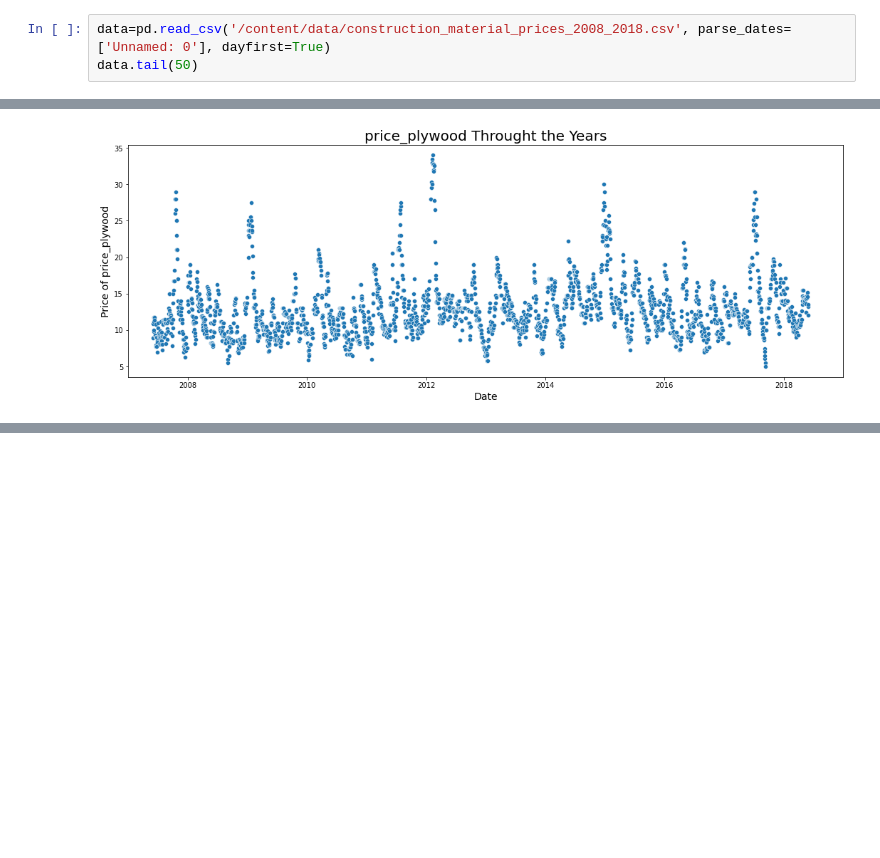
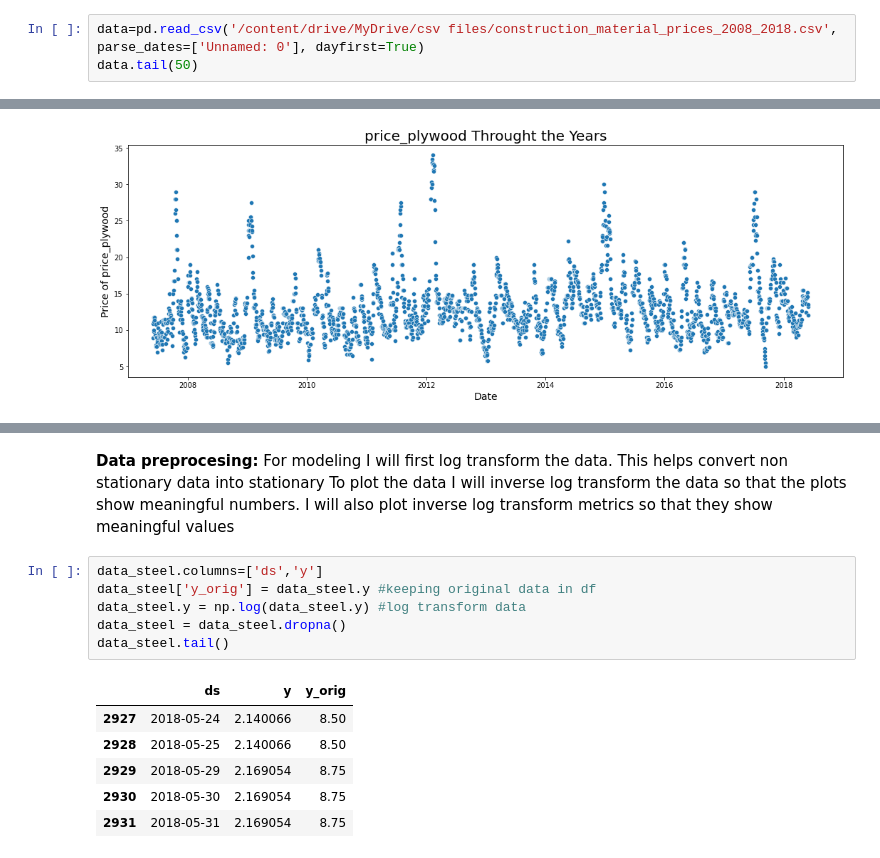
Before and after one commit to BlitzenPrancer/Core-Construction-Material-Cost-Forecasting-Project, a Jupyter notebook: Core_Construction_Material_Cost_Forecasting_Project.ipynb, the cells around one changed output, grey strips where cells are left out. Cells and saved outputs as stored; diff of their text form; blank space fills up the shorter version.

```diff
--- a/Core_Construction_Material_Cost_Forecasting_Project.ipynb
+++ b/Core_Construction_Material_Cost_Forecasting_Project.ipynb
@@ -14,7 +14,7 @@ warnings.filterwarnings('ignore')
 
 %matplotlib inline
 # %%
-data=pd.read_csv('/content/data/construction_material_prices_2008_2018.csv', parse_dates=['Unnamed: 0'], dayfirst=True)
+data=pd.read_csv('/content/drive/MyDrive/csv files/construction_material_prices_2008_2018.csv', parse_dates=['Unnamed: 0'], dayfirst=True)
 data.tail(50)
 # %% [output]
 |  | Unnamed: 0 | price_steel | price_rebar | price_glass | price_concrete | price_plywood |
@@ -97,0 +119,20 @@ for col in features.columns:
+# %% [markdown]
+
+**Data preprocesing:**
+For modeling I will first log transform the data. This helps convert non stationary data into stationary
+To plot the data
+I will inverse log transform the data so that the plots show meaningful numbers.
+I will also plot inverse log transform metrics so that they show meaningful values
+# %%
+data_steel.columns=['ds','y']
+data_steel['y_orig'] = data_steel.y #keeping original data in df
+data_steel.y = np.log(data_steel.y) #log transform data
+data_steel = data_steel.dropna()
+data_steel.tail()
+# %% [output]
+|  | ds | y | y_orig |
+| 2927 | 2018-05-24 | 2.140066 | 8.50 |
+| 2928 | 2018-05-25 | 2.140066 | 8.50 |
+| 2929 | 2018-05-29 | 2.169054 | 8.75 |
+| 2930 | 2018-05-30 | 2.169054 | 8.75 |
+| 2931 | 2018-05-31 | 2.169054 | 8.75 |
```
Also changed, not shown: parts of 6 cells of this notebook.
